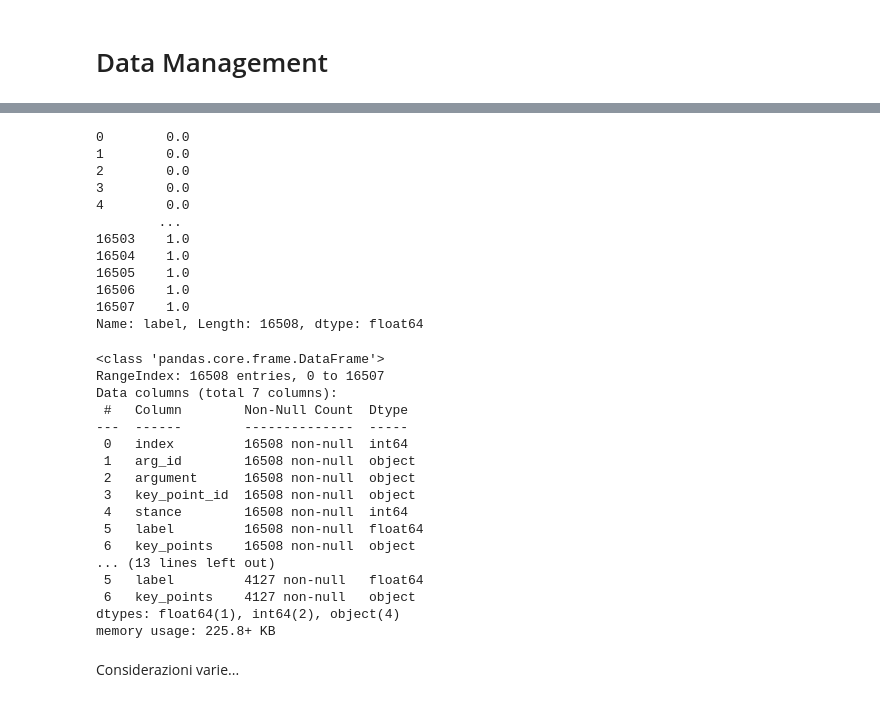
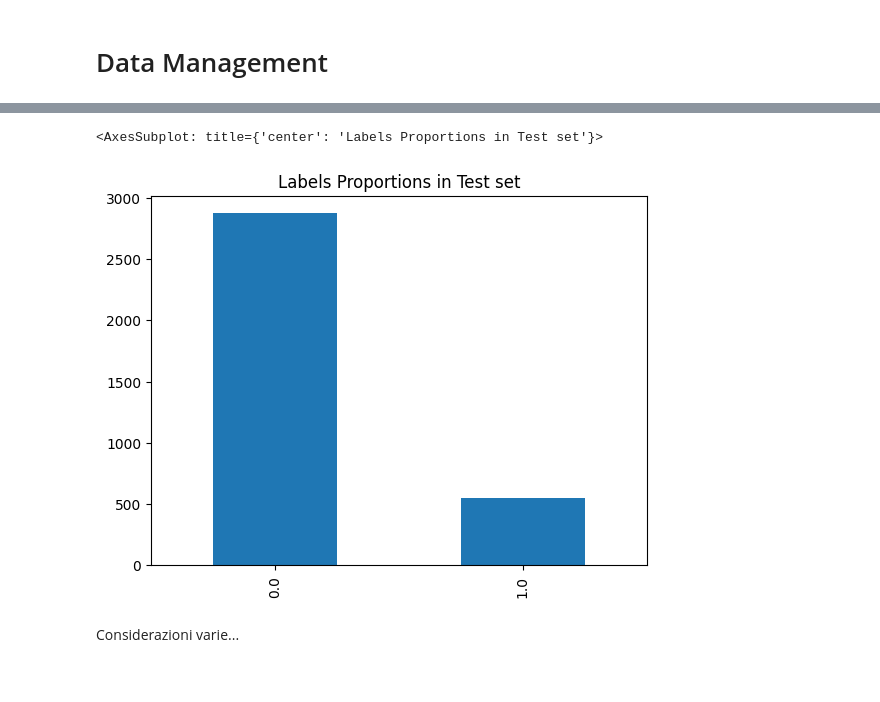
Before and after one commit to mmc185/HLTKeyPointAnalysis, a Jupyter notebook: main.ipynb, the cells around one changed output, grey strips where cells are left out. Drawn from its saved outputs; the diff is of its cells as text; code cells hidden in the pictures.

```diff
--- a/main.ipynb
+++ b/main.ipynb
@@ -114,3 +86,8 @@ df_val['label'].value_counts().plot.bar(title='Labels Proportions in Validation
+# %%
+df_test['label'].value_counts().plot.bar(title='Labels Proportions in Test set')
+# %% [output]
+<AxesSubplot: title={'center': 'Labels Proportions in Test set'}>
+[figure, added]
 # %%
 # Concatenate topics and keypoints, as stated in the paper
 df_train = data_handler.concatenate_topics(df_train)
@@ -118,38 +96 @@ df_val = data_handler.concatenate_topics(df_val)
-# %%
-df_train.label
-# %% [output]
-0        0.0
-1        0.0
-2        0.0
-3        0.0
-4        0.0
-        ...
-16503    1.0
-16504    1.0
-16505    1.0
-16506    1.0
-16507    1.0
-Name: label, Length: 16508, dtype: float64
-# %%
-df_train.info()
-print('--------')
-df_val.info()
-# %% [output]
-<class 'pandas.core.frame.DataFrame'>
-RangeIndex: 16508 entries, 0 to 16507
-Data columns (total 7 columns):
- #   Column        Non-Null Count  Dtype
----  ------        --------------  -----
- 0   index         16508 non-null  int64
- 1   arg_id        16508 non-null  object
- 2   argument      16508 non-null  object
- 3   key_point_id  16508 non-null  object
- 4   stance        16508 non-null  int64
- 5   label         16508 non-null  float64
- 6   key_points    16508 non-null  object
-... (13 lines left out)
- 5   label         4127 non-null   float64
- 6   key_points    4127 non-null   object
-dtypes: float64(1), int64(2), object(4)
-memory usage: 225.8+ KB
 # %%
```
Also changed, not shown: parts of 32 cells of this notebook, 7 other files.
